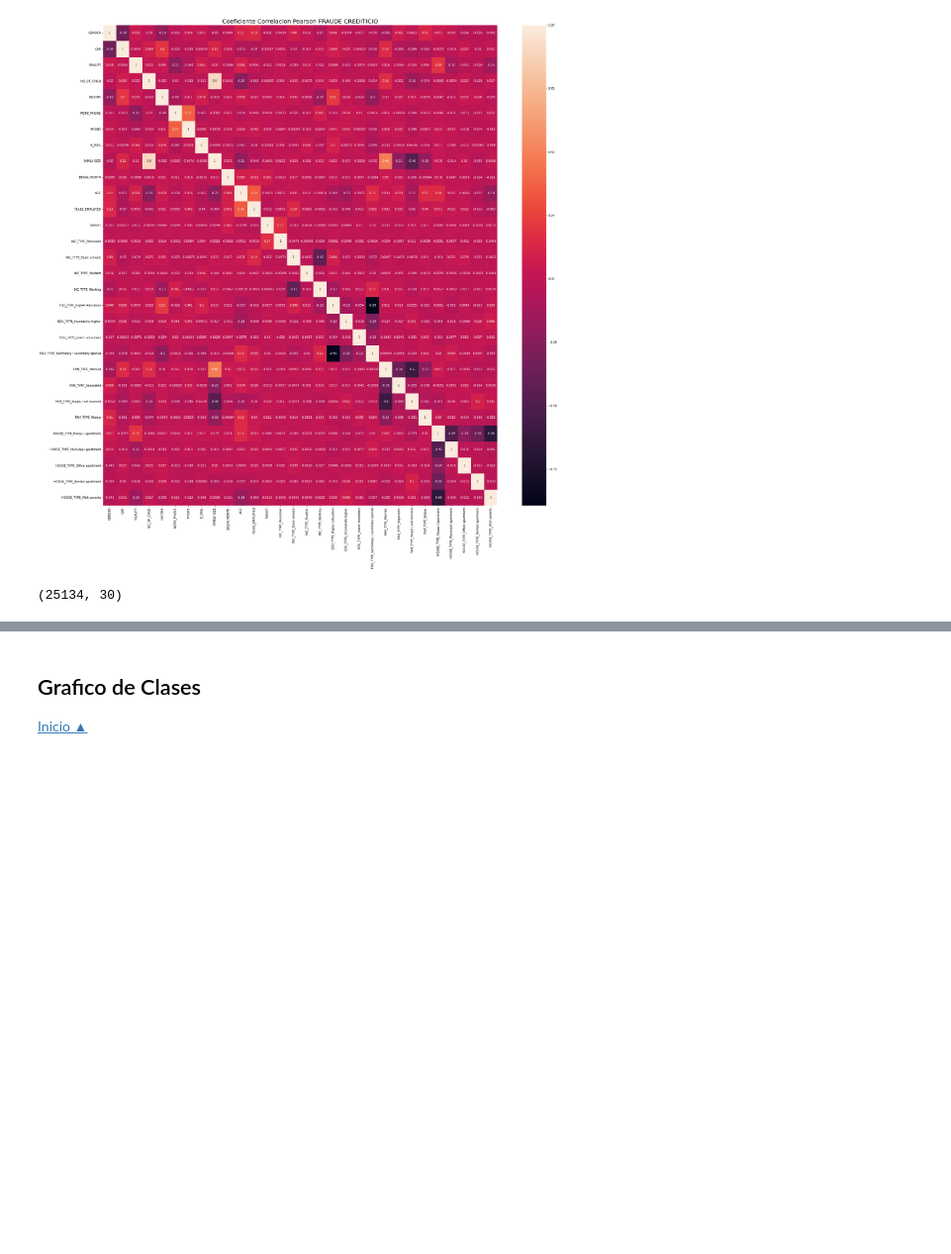
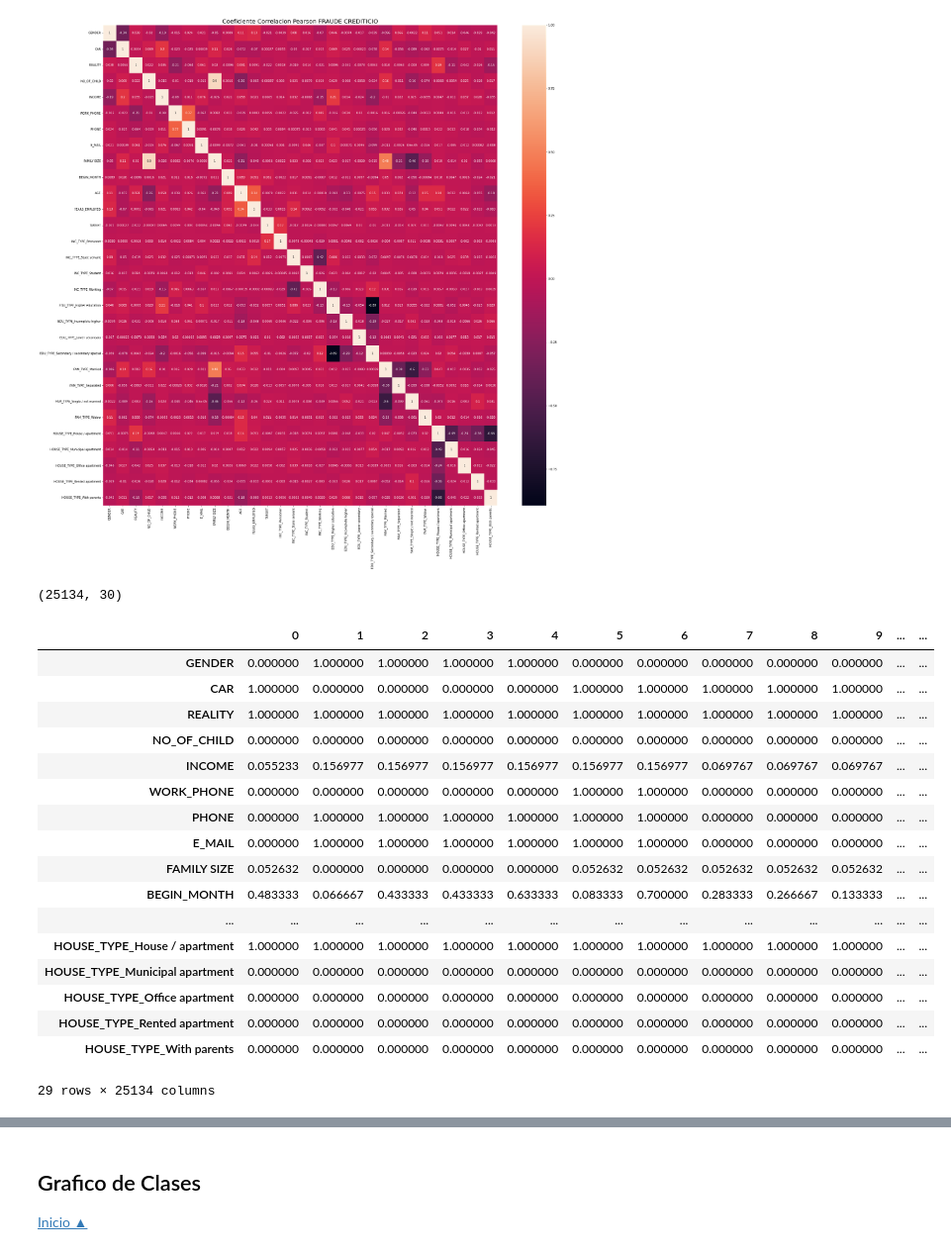
Before and after one commit to jnatmed/smote_tpfinal, a Jupyter notebook: credit_dataset.ipynb, the cells around one changed output, grey strips where cells are left out. Shown at 99% size. Saved outputs shown, nothing was run; the diff lists cells and outputs as text; code cells hidden in the pictures; blank space fills up the shorter version.

```diff
--- a/credit_dataset.ipynb
+++ b/credit_dataset.ipynb
@@ -146,3 +149,24 @@ data.shape
 (25134, 30)
 # %%
 X, y = data.drop(['TARGET'], axis=1), data['TARGET']
+# %%
+X.T
+# %% [output]
+|  | 0 | 1 | 2 | 3 | 4 | 5 | 6 | 7 | 8 | 9 | ... | ... |
+| GENDER | 0.000000 | 1.000000 | 1.000000 | 1.000000 | 1.000000 | 0.000000 | 0.000000 | 0.000000 | 0.000000 | 0.000000 | ... | ... |
+| CAR | 1.000000 | 0.000000 | 0.000000 | 0.000000 | 0.000000 | 1.000000 | 1.000000 | 1.000000 | 1.000000 | 1.000000 | ... | ... |
+| REALITY | 1.000000 | 1.000000 | 1.000000 | 1.000000 | 1.000000 | 1.000000 | 1.000000 | 1.000000 | 1.000000 | 1.000000 | ... | ... |
+| NO_OF_CHILD | 0.000000 | 0.000000 | 0.000000 | 0.000000 | 0.000000 | 0.000000 | 0.000000 | 0.000000 | 0.000000 | 0.000000 | ... | ... |
+| INCOME | 0.055233 | 0.156977 | 0.156977 | 0.156977 | 0.156977 | 0.156977 | 0.156977 | 0.069767 | 0.069767 | 0.069767 | ... | ... |
+| WORK_PHONE | 0.000000 | 0.000000 | 0.000000 | 0.000000 | 0.000000 | 1.000000 | 1.000000 | 0.000000 | 0.000000 | 0.000000 | ... | ... |
+| PHONE | 0.000000 | 1.000000 | 1.000000 | 1.000000 | 1.000000 | 1.000000 | 1.000000 | 0.000000 | 0.000000 | 0.000000 | ... | ... |
+| E_MAIL | 0.000000 | 1.000000 | 1.000000 | 1.000000 | 1.000000 | 1.000000 | 1.000000 | 0.000000 | 0.000000 | 0.000000 | ... | ... |
+| FAMILY SIZE | 0.052632 | 0.000000 | 0.000000 | 0.000000 | 0.000000 | 0.052632 | 0.052632 | 0.052632 | 0.052632 | 0.052632 | ... | ... |
+| BEGIN_MONTH | 0.483333 | 0.066667 | 0.433333 | 0.433333 | 0.633333 | 0.083333 | 0.700000 | 0.283333 | 0.266667 | 0.133333 | ... | ... |
+| ... | ... | ... | ... | ... | ... | ... | ... | ... | ... | ... | ... | ... |
+| HOUSE_TYPE_House / apartment | 1.000000 | 1.000000 | 1.000000 | 1.000000 | 1.000000 | 1.000000 | 1.000000 | 1.000000 | 1.000000 | 1.000000 | ... | ... |
+| HOUSE_TYPE_Municipal apartment | 0.000000 | 0.000000 | 0.000000 | 0.000000 | 0.000000 | 0.000000 | 0.000000 | 0.000000 | 0.000000 | 0.000000 | ... | ... |
+| HOUSE_TYPE_Office apartment | 0.000000 | 0.000000 | 0.000000 | 0.000000 | 0.000000 | 0.000000 | 0.000000 | 0.000000 | 0.000000 | 0.000000 | ... | ... |
+| HOUSE_TYPE_Rented apartment | 0.000000 | 0.000000 | 0.000000 | 0.000000 | 0.000000 | 0.000000 | 0.000000 | 0.000000 | 0.000000 | 0.000000 | ... | ... |
+| HOUSE_TYPE_With parents | 0.000000 | 0.000000 | 0.000000 | 0.000000 | 0.000000 | 0.000000 | 0.000000 | 0.000000 | 0.000000 | 0.000000 | ... | ... |
+29 rows × 25134 columns
```
Also changed, not shown: parts of 39 cells of this notebook, 10 other files.
